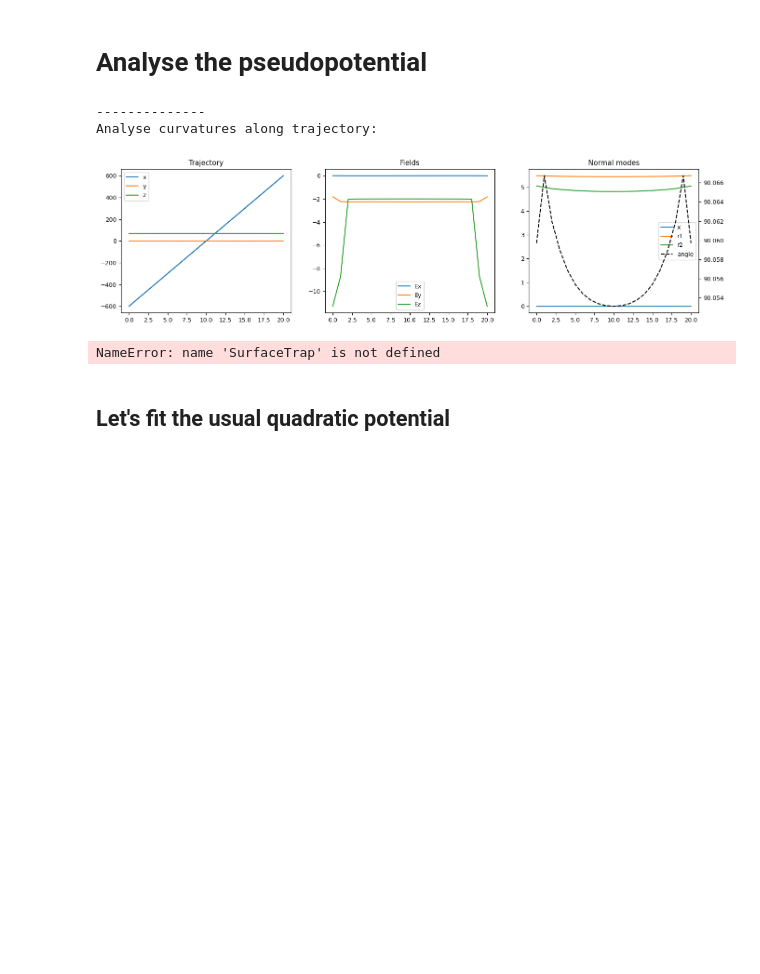
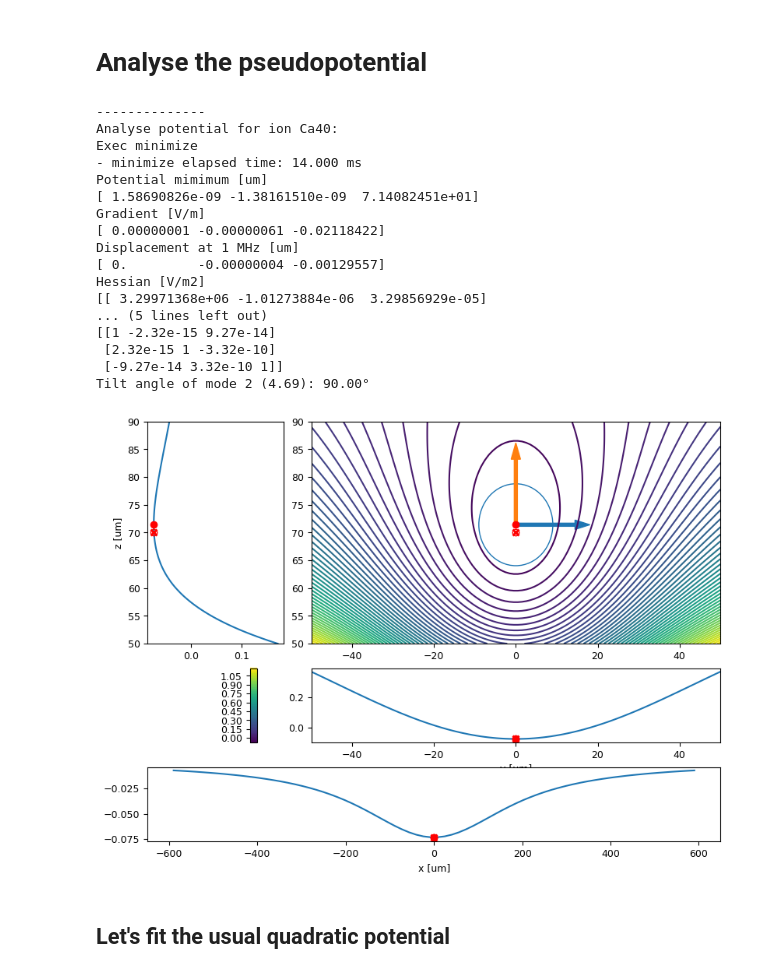
Before and after one commit to tiqi-group/pytrans-examples, a Jupyter notebook: examples/surface_trap.ipynb, the cells around one changed output. Drawn from its saved outputs; the diff is of its cells as text; code cells hidden in the pictures; blank space fills up the shorter version.

Commit message:
[temp] use mode solver in analysis
Former-commit-id: 5c0a49b2cc0cb85c72bfd91f49356595633a4ba2

```diff
--- a/examples/surface_trap.ipynb
+++ b/examples/surface_trap.ipynb
@@ -31,23 +29,36 @@ r0 = (0, 0, 70e-6)
 # %% [markdown]
 # Analyse the pseudopotential
 # %%
-ion = Ca40
+# ion = Ca40
 
-HH = trap.pseudo_hessian(*r0, ion.mass_amu)
-from pytrans.analysis import analyse_fields_curvatures
+# HH = trap.pseudo_hessian(*r0, ion.mass_amu)
+# from pytrans.analysis import analyse_fields_curvatures
 
-_ = analyse_fields_curvatures(trap, ion=ion, voltages=np.zeros((trap.n_electrodes,)), find_3dmin=True, x=trap.x[::120])
+# _ = analyse_fields_curvatures(trap, ion=ion, voltages=np.zeros((trap.n_electrodes,)), find_3dmin=True, x=trap.x[::120])
-# %% [output]
---------------
-Analyse curvatures along trajectory:
-[figure, removed]
 # %%
 trap1 = SurfaceTrap(use_electrodes=["DCtop3", "DCbot3"])
 
 res = analyse_potential(trap1, ion=Ca40, voltages=[-1, -1], r0=(0, 0, 70e-6), pseudo=True, find_3dmin=True, roi=(800, 50, 20))
-res = analyse_potential(trap1, ion=Be9, voltages=[-1, -1], r0=(0, 0, 70e-6), pseudo=True, find_3dmin=True, roi=(800, 50, 20))
+# res = analyse_potential(trap1, ion=Be9, voltages=[-1, -1], r0=(0, 0, 70e-6), pseudo=True, find_3dmin=True, roi=(800, 50, 20))
 # %% [output]
-NameError: name 'SurfaceTrap' is not defined
+--------------
+Analyse potential for ion Ca40:
+Exec minimize
+- minimize elapsed time: 14.000 ms
+Potential mimimum [um]
+[ 1.58690826e-09 -1.38161510e-09  7.14082451e+01]
+Gradient [V/m]
+[ 0.00000001 -0.00000061 -0.02118422]
+Displacement at 1 MHz [um]
+[ 0.         -0.00000004 -0.00129557]
+Hessian [V/m2]
+[[ 3.29971368e+06 -1.01273884e-06  3.29856929e-05]
+... (5 lines left out)
+[[1 -2.32e-15 9.27e-14]
+ [2.32e-15 1 -3.32e-10]
+ [-9.27e-14 3.32e-10 1]]
+Tilt angle of mode 2 (4.69): 90.00°
+[figure, added]
 # %% [markdown]
 ## Let's fit the usual quadratic potential
 # %%
```
Also changed, not shown: parts of 1 cell of this notebook, 1 other file.
